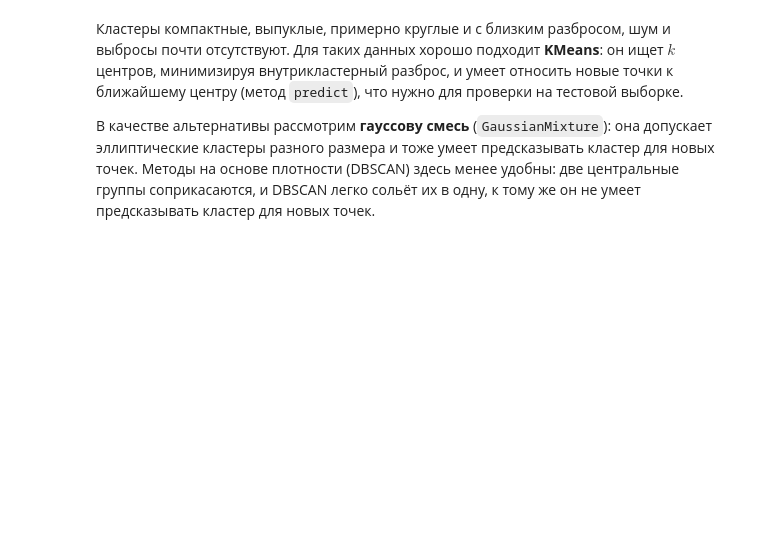
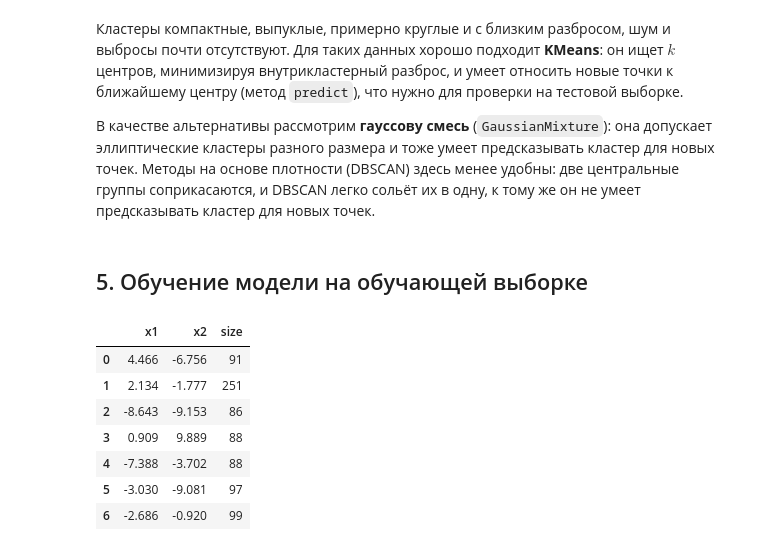
Before and after one commit to calculation-methods/ml, a Jupyter notebook: stud/vasyutinskiy/lab2.ipynb, the cells around one changed output. Saved outputs shown, nothing was run; the diff lists cells and outputs as text; code cells hidden in the pictures; blank space fills up the shorter version.

```diff
--- a/stud/vasyutinskiy/lab2.ipynb
+++ b/stud/vasyutinskiy/lab2.ipynb
@@ -186,3 +186,23 @@ k по минимуму BIC: 7
 разного размера и тоже умеет предсказывать кластер для новых точек.
 Методы на основе плотности (DBSCAN) здесь менее удобны: две центральные группы соприкасаются,
 и DBSCAN легко сольёт их в одну, к тому же он не умеет предсказывать кластер для новых точек.
+# %% [markdown]
+## 5. Обучение модели на обучающей выборке
+# %%
+N_CLUSTERS = 7
+
+kmeans = KMeans(n_clusters=N_CLUSTERS, n_init=10, random_state=RANDOM_STATE).fit(X_train)
+gmm = GaussianMixture(n_components=N_CLUSTERS, n_init=5, random_state=RANDOM_STATE).fit(X_train)
+
+centers = pd.DataFrame(kmeans.cluster_centers_, columns=['x1', 'x2'])
+centers['size'] = np.bincount(kmeans.labels_)
+centers.round(3)
+# %% [output]
+|  | x1 | x2 | size |
+| 0 | 4.466 | -6.756 | 91 |
+| 1 | 2.134 | -1.777 | 251 |
+| 2 | -8.643 | -9.153 | 86 |
+| 3 | 0.909 | 9.889 | 88 |
+| 4 | -7.388 | -3.702 | 88 |
+| 5 | -3.030 | -9.081 | 97 |
+| 6 | -2.686 | -0.920 | 99 |
```
Also changed, not shown: parts of 2 cells of this notebook.
